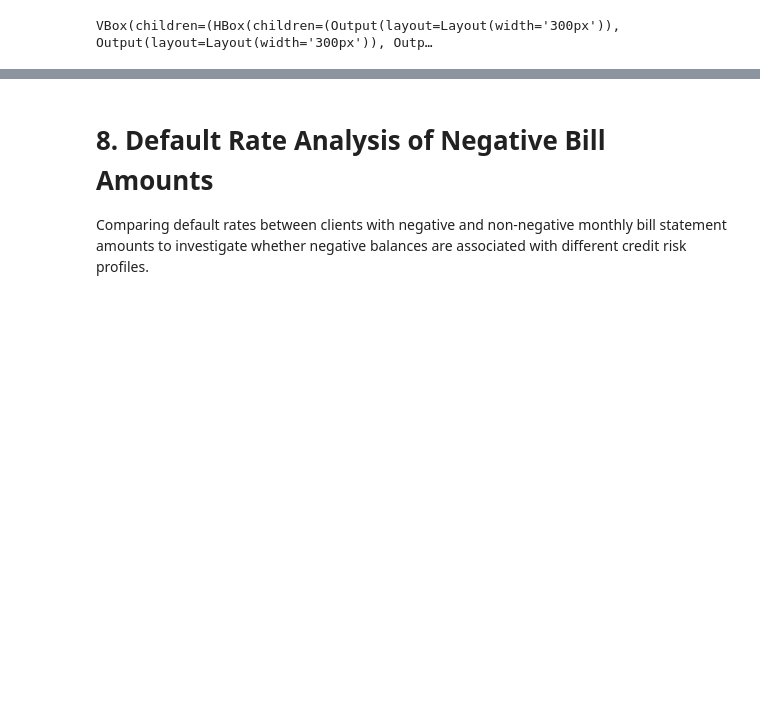
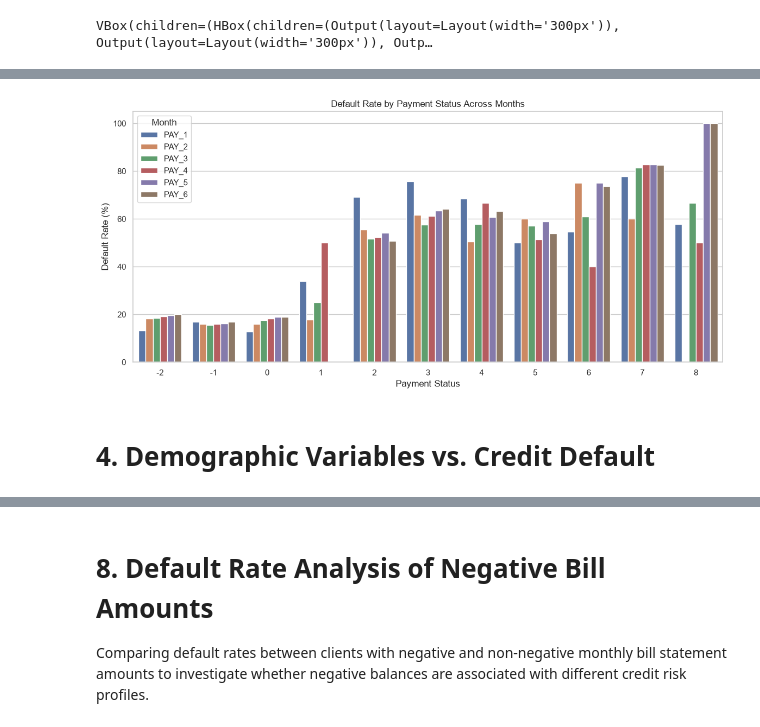
Before and after one commit to rafaelpd887/credit-pd, a Jupyter notebook: notebooks/02_bivariate_analysis.ipynb, the cells around one changed output, grey strips where cells are left out. Cells and saved outputs as stored; diff of their text form; code cells hidden in the pictures; blank space fills up the shorter version.

```diff
--- a/notebooks/02_bivariate_analysis.ipynb
+++ b/notebooks/02_bivariate_analysis.ipynb
@@ -69,0 +209,35 @@ VBox(children=(HBox(children=(Output(layout=Layout(width='300px')), Output(layou
+# %%
+payment_columns = ["PAY_1", "PAY_2", "PAY_3", "PAY_4", "PAY_5", "PAY_6"]
+
+payment_default_rates = (
+    df.melt(
+        id_vars="Y",
+        value_vars=payment_columns,
+        var_name="Month",
+        value_name="Payment_Status"
+    )
+    .groupby(["Month", "Payment_Status"])["Y"]
+    .agg(["count", "mean"])
+    .reset_index()
+)
+
+payment_default_rates["mean"] *= 100
+
+plt.figure(figsize=(14, 6))
+
+sns.barplot(
+    data=payment_default_rates,
+    x="Payment_Status",
+    y="mean",
+    hue="Month"
+)
+
+plt.title("Default Rate by Payment Status Across Months")
+plt.xlabel("Payment Status")
+plt.ylabel("Default Rate (%)")
+plt.legend(title="Month")
+plt.show()
+# %% [output]
+[figure, added]
+# %% [markdown]
+# 4. Demographic Variables vs. Credit Default
```
Also changed, not shown: parts of 19 cells of this notebook, 2 other files.
